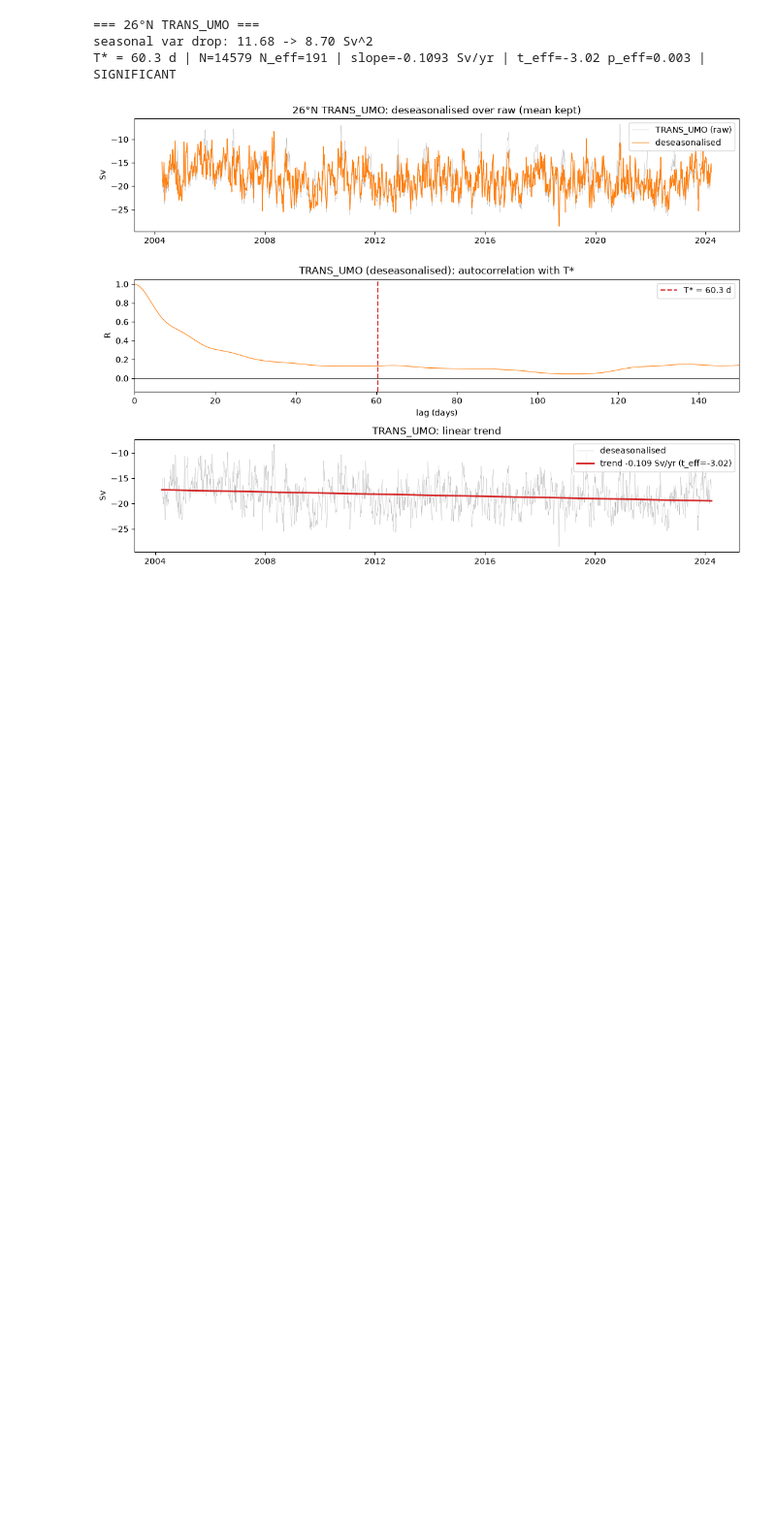
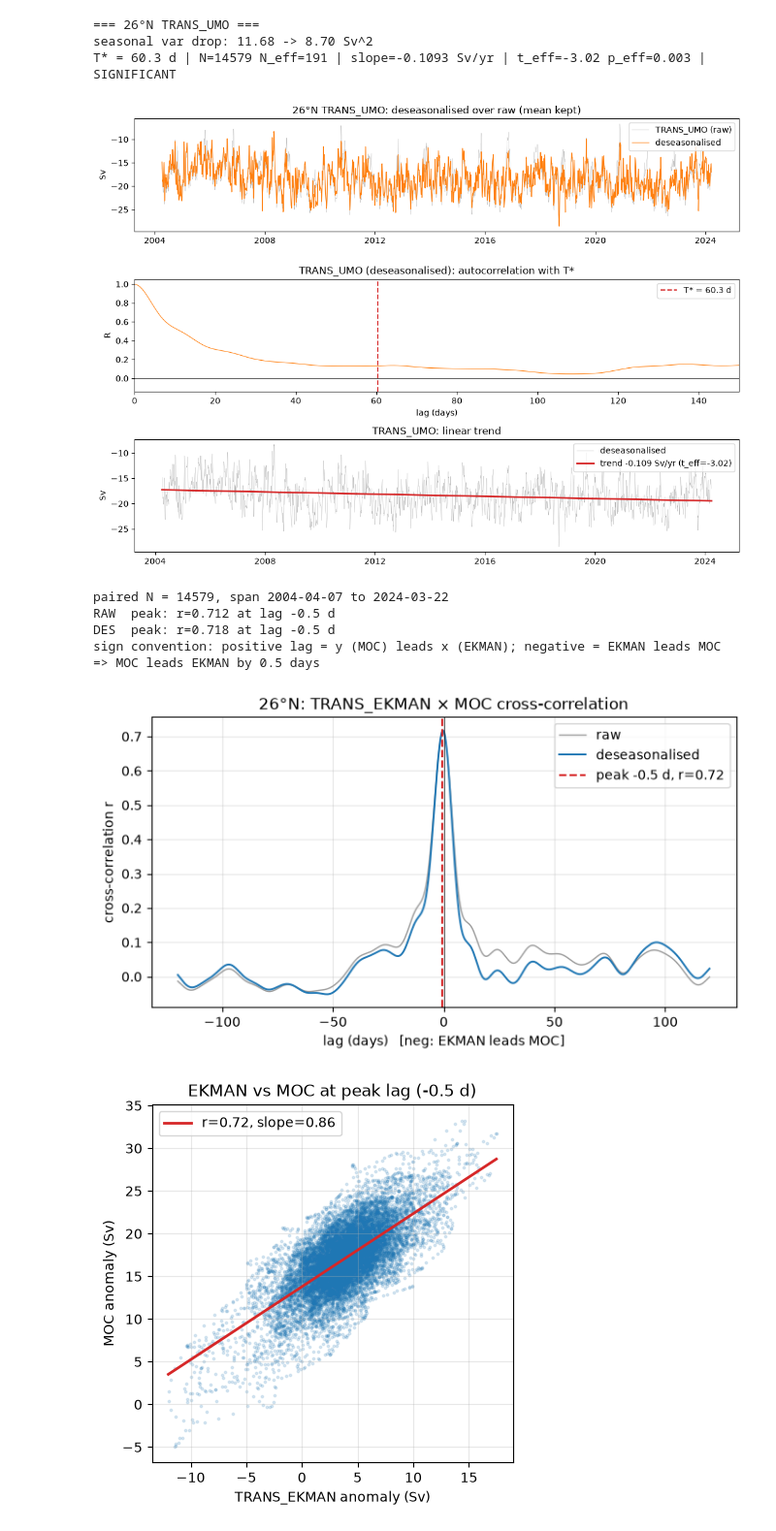
Before and after one commit to Gizzhy/amoc-correlation-trends, a Jupyter notebook: notebooks/assignment2.ipynb, the cells around one changed output. Shown at 97% size. Cells and saved outputs as stored; diff of their text form; code cells hidden in the pictures; blank space fills up the shorter version.

Commit message:
Part 2B: TRANS_EKMAN x MOC cross-correlation, lead/lag, honest significance

```diff
--- a/notebooks/assignment2.ipynb
+++ b/notebooks/assignment2.ipynb
@@ -200,0 +203,79 @@ plt.show()
+# %%
+from correlation_trends.correlation import cross_correlation
+
+ek  = transports["TRANS_EKMAN"]
+moc = transports["MOC"]
+
+# --- Check 1: common grid + matched processing ---
+# Both are from the same RAPID 12-hourly product on the same TIME axis, so no
+# pre-filtering is needed. Align on TIME and drop rows where either is NaN.
+both = xr.Dataset({"ek": ek, "moc": moc}).dropna("TIME")
+ek_v, moc_v = both["ek"].values, both["moc"].values
+print(f"paired N = {ek_v.size}, span {str(both['TIME'].values[0])[:10]} to {str(both['TIME'].values[-1])[:10]}")
+
+# --- Check 2: cross-correlate RAW and DESEASONALISED ---
+ek_des  = remove_seasonal_cycle(both["ek"]).values
+moc_des2 = remove_seasonal_cycle(both["moc"]).values
+
+lags_raw, r_raw = cross_correlation(ek_v, moc_v)
+lags_des, r_des = cross_correlation(ek_des, moc_des2)
+lag_days_raw = lags_raw * dt_days
+lag_days_des = lags_des * dt_days
+
+# --- Check 3: peak lag (search within +/- 120 days, where physics lives) ---
+win = np.abs(lag_days_des) <= 120
+k_des = np.argmax(r_des[win])
+peak_lag_des = lag_days_des[win][k_des]
+peak_r_des   = r_des[win][k_des]
+# same for raw
+k_raw = np.argmax(r_raw[np.abs(lag_days_raw) <= 120])
+peak_lag_raw = lag_days_raw[np.abs(lag_days_raw) <= 120][k_raw]
+peak_r_raw   = r_raw[np.abs(lag_days_raw) <= 120][k_raw]
+
+print(f"RAW  peak: r={peak_r_raw:.3f} at lag {peak_lag_raw:+.1f} d")
+print(f"DES  peak: r={peak_r_des:.3f} at lag {peak_lag_des:+.1f} d")
+lead = "EKMAN leads MOC" if peak_lag_des > 0 else ("MOC leads EKMAN" if peak_lag_des < 0 else "no lead/lag")
+print(f"sign convention: positive lag = y (MOC) leads x (EKMAN); negative = EKMAN leads MOC")
+print(f"=> {lead} by {abs(peak_lag_des):.1f} days")
+# %% [output]
+paired N = 14579, span 2004-04-07 to 2024-03-22
+RAW  peak: r=0.712 at lag -0.5 d
+DES  peak: r=0.718 at lag -0.5 d
+sign convention: positive lag = y (MOC) leads x (EKMAN); negative = EKMAN leads MOC
+=> MOC leads EKMAN by 0.5 days
+# %%
+# --- Figure: cross-correlation vs lag, raw and deseasonalised ---
+figX, ax = plt.subplots(figsize=(8, 4))
+sel = np.abs(lag_days_des) <= 120
+ax.plot(lag_days_raw[np.abs(lag_days_raw) <= 120], r_raw[np.abs(lag_days_raw) <= 120],
+        lw=1.0, color="0.6", label="raw")
+ax.plot(lag_days_des[sel], r_des[sel], lw=1.4, color="C0", label="deseasonalised")
+ax.axvline(0, color="k", lw=0.5)
+ax.axvline(peak_lag_des, color="C3", ls="--", label=f"peak {peak_lag_des:+.1f} d, r={peak_r_des:.2f}")
+ax.set_xlabel("lag (days)   [neg: EKMAN leads MOC]"); ax.set_ylabel("cross-correlation r")
+ax.set_title("26°N: TRANS_EKMAN × MOC cross-correlation")
+ax.legend(); ax.grid(alpha=0.3)
+figX.savefig(FIG_DIR / "fig2B_crosscorr.png", dpi=150, bbox_inches="tight")
+plt.show()
+
+# --- Figure: scatter at peak lag (deseasonalised) ---
+# peak lag ~0, so align directly; shift if peak_lag != 0
+shift = int(round(peak_lag_des / dt_days))
+if shift == 0:
+    xx, yy = ek_des, moc_des2
+else:
+    xx = ek_des[:-abs(shift)] if shift > 0 else ek_des[abs(shift):]
+    yy = moc_des2[abs(shift):] if shift > 0 else moc_des2[:-abs(shift)]
+figSc, ax = plt.subplots(figsize=(4.8, 4.8))
+ax.scatter(xx, yy, s=3, alpha=0.15)
+b, a = np.polyfit(xx, yy, 1)
+xs = np.array([xx.min(), xx.max()])
+ax.plot(xs, b*xs + a, color="C3", lw=2, label=f"r={peak_r_des:.2f}, slope={b:.2f}")
+ax.set_xlabel("TRANS_EKMAN anomaly (Sv)"); ax.set_ylabel("MOC anomaly (Sv)")
+ax.set_title(f"EKMAN vs MOC at peak lag ({peak_lag_des:+.1f} d)")
+ax.legend(); ax.grid(alpha=0.3)
+figSc.savefig(FIG_DIR / "fig2B_scatter.png", dpi=150, bbox_inches="tight")
+plt.show()
+# %% [output]
+[figure, added]
+[figure, added]
```
Also changed, not shown: parts of 2 cells of this notebook, 3 other files.
